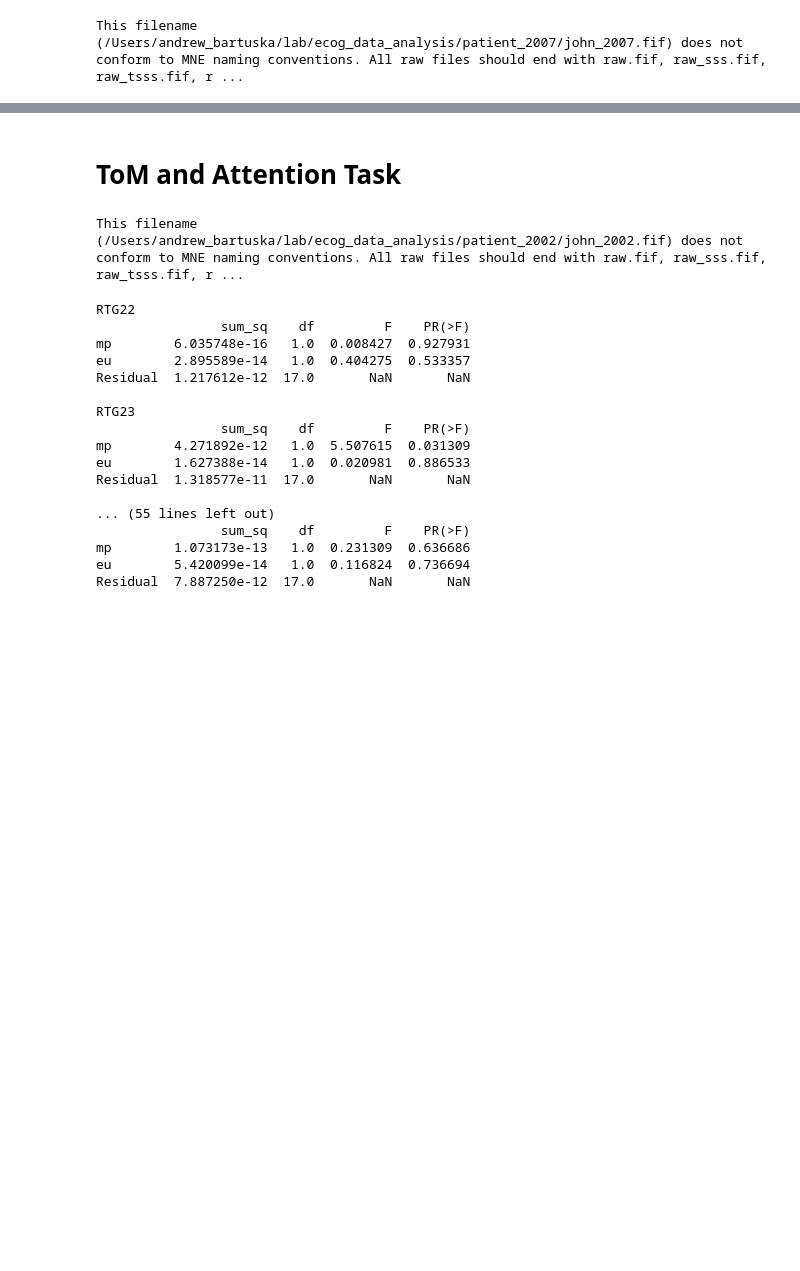
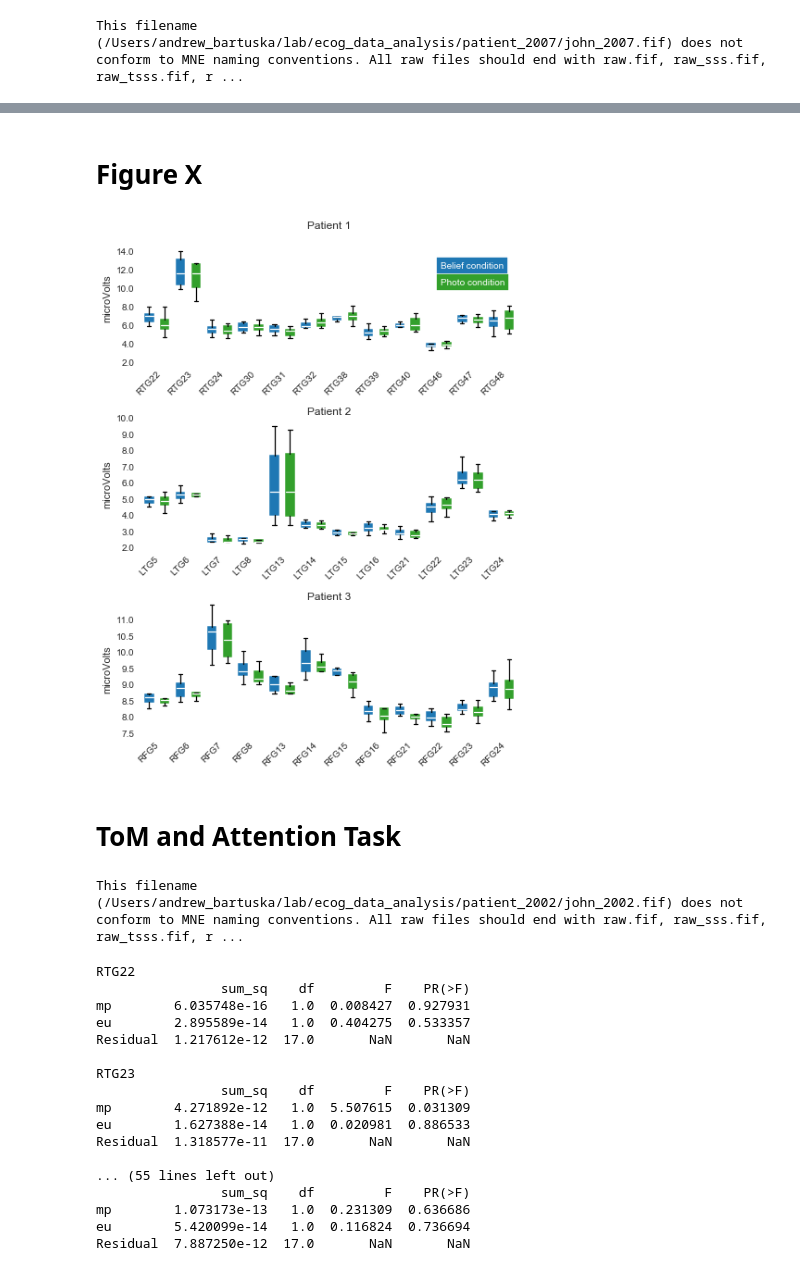
Before and after one commit to andrewbartuska/thesis, a Jupyter notebook: thesis_Average_Power_Localizer.ipynb, the cells around one changed output, grey strips where cells are left out. Drawn from its saved outputs; the diff is of its cells as text; code cells hidden in the pictures; blank space fills up the shorter version.

```diff
--- a/thesis_Average_Power_Localizer.ipynb
+++ b/thesis_Average_Power_Localizer.ipynb
@@ -22,7 +22,7 @@ mne.set_log_level(verbose=False)
 # %% [markdown]
 # ToM Localizer Task
 # %%
-patient_num = "2002"
+patient_num1 = "2002"
 
-channels = ['RTG22', 'RTG23', 'RTG24', 'RTG30', 'RTG31', 'RTG32', 'RTG38', 'RTG39', 'RTG40', 'RTG46', 'RTG47', 'RTG48']
+channels1 = ['RTG22', 'RTG23', 'RTG24', 'RTG30', 'RTG31', 'RTG32', 'RTG38', 'RTG39', 'RTG40', 'RTG46', 'RTG47', 'RTG48']
 # %%
@@ -89,5 +84,5 @@ RTG48    Ttest_indResult(statistic=-0.62540336251414075, pvalue=0.53955530093726
 # %%
-patient_num = "2003"
+patient_num2 = "2003"
 
-channels = ['LTG5', 'LTG6', 'LTG7', 'LTG8', 'LTG13', 'LTG14', 'LTG15', 'LTG16', 'LTG21', 'LTG22', 'LTG23', 'LTG24']
+channels2 = ['LTG5', 'LTG6', 'LTG7', 'LTG8', 'LTG13', 'LTG14', 'LTG15', 'LTG16', 'LTG21', 'LTG22', 'LTG23', 'LTG24']
 # %%
@@ -154,5 +144,5 @@ LTG24    Ttest_indResult(statistic=-0.16536023840290287, pvalue=0.87050346286773
 # %%
-patient_num = "2007"
-channels = ['RFG5', 'RFG6', 'RFG7', 'RFG8', 'RFG13', 'RFG14', 'RFG15', 'RFG16', 'RFG21', 'RFG22', 'RFG23', 'RFG24']
+patient_num3 = "2007"
+channels3 = ['RFG5', 'RFG6', 'RFG7', 'RFG8', 'RFG13', 'RFG14', 'RFG15', 'RFG16', 'RFG21', 'RFG22', 'RFG23', 'RFG24']
 #channels = ['RFG22', 'RFG23', 'RFG24', 'RFG30', 'RFG31', 'RFG32', 'RFG38', 'RFG39', 'RFG40', 'RFG46', 'RFG47', 'RFG48']
 # %%
@@ -219,3 +204,65 @@ RFG24    Ttest_indResult(statistic=-0.090559962736393468, pvalue=0.9288423867471
+# %% [markdown]
+# Figure X
+# %%
+fig, axes = plt.subplots(3, 1)
+fig.set_size_inches(6.5, 8.5);
+#plt.suptitle("Average Power preceeding Time of Response", size="x-large")
+
+boxColors= ['#1f78b4', '#33a02c']
+medianColor= "white"
+
+bp1 = axes[0].boxplot(all_means1, patch_artist=True);
+plt.setp(bp1['boxes'][0::2], color=boxColors[0], linewidth=1.5)
+plt.setp(bp1['boxes'][1::2], color=boxColors[1], linewidth=1.5)
+plt.setp(bp1['medians'], color=medianColor, linewidth=1.25)
+plt.setp(bp1['whiskers'], color='black', linewidth=1.25, linestyle='solid')
+plt.setp(bp1['caps'], color='black', linewidth=1.25)
+plt.sca(axes[0])
+plt.xticks(np.arange(1, len(channels1)*2+1, 2), channels1, rotation=45);
+axes[0].set_yticklabels(axes[0].get_yticks()*1000000)
+axes[0].set_title("Patient 1");
+axes[0].set_axis_bgcolor('white')
+axes[0].set_ylim(0.000002, 0.000009)
+axes[0].set_ylabel("microVolts")
+
+
+bp2 = axes[1].boxplot(all_means2, patch_artist=True);
+plt.setp(bp2['boxes'][0::2], color=boxColors[0], linewidth=1.5)
+plt.setp(bp2['boxes'][1::2], color=boxColors[1], linewidth=1.5)
+plt.setp(bp2['medians'], color=medianColor, linewidth=1.25)
+plt.setp(bp2['whiskers'], color='black', linewidth=1.25, linestyle='solid')
+plt.setp(bp2['caps'], color='black', linewidth=1.25)
+plt.sca(axes[1])
+plt.xticks(np.arange(1, len(channels2)*2+1, 2), channels2, rotation=45);
+axes[1].set_yticklabels(axes[1].get_yticks()*1000000)
+axes[1].set_title("Patient 2")
+axes[1].set_axis_bgcolor('white')
+#axes[1].set_ylim(0.000002, 0.000009)
+axes[1].set_ylabel("microVolts")
+
+bp3 = axes[2].boxplot(all_means3, patch_artist=True);
+plt.setp(bp3['boxes'][0::2], color=boxColors[0], linewidth=1.5)
+plt.setp(bp3['boxes'][1::2], color=boxColors[1], linewidth=1.5)
+plt.setp(bp3['medians'], color=medianColor, linewidth=1.25)
+plt.setp(bp3['whiskers'], color='black', linewidth=1.25, linestyle='solid')
+plt.setp(bp3['caps'], color='black', linewidth=1.25)
+plt.sca(axes[2])
+plt.xticks(np.arange(1, len(channels3)*2+1, 2), channels3, rotation=45);
+axes[2].set_yticklabels(axes[2].get_yticks()*1000000)
+axes[2].set_title("Patient 3")
+axes[2].set_axis_bgcolor('white')
+#axes[2].set_ylim(0.000002, 0.000009)
+axes[2].set_ylabel("microVolts")
+
+plt.figtext(0.80, 0.9, 'Belief condition',
+            backgroundcolor=boxColors[0], color='white', weight='roman', size='medium')
+plt.figtext(0.80, 0.87, 'Photo condition',
+            backgroundcolor=boxColors[1], color='white', weight='roman', size='medium')
+
+plt.tight_layout()
+fig.savefig("Average Power Loc.png")
+# %% [output]
+[figure, added]
 # %% [markdown]
 # ToM and Attention Task
 # %%
```
Also changed, not shown: parts of 17 cells of this notebook.
